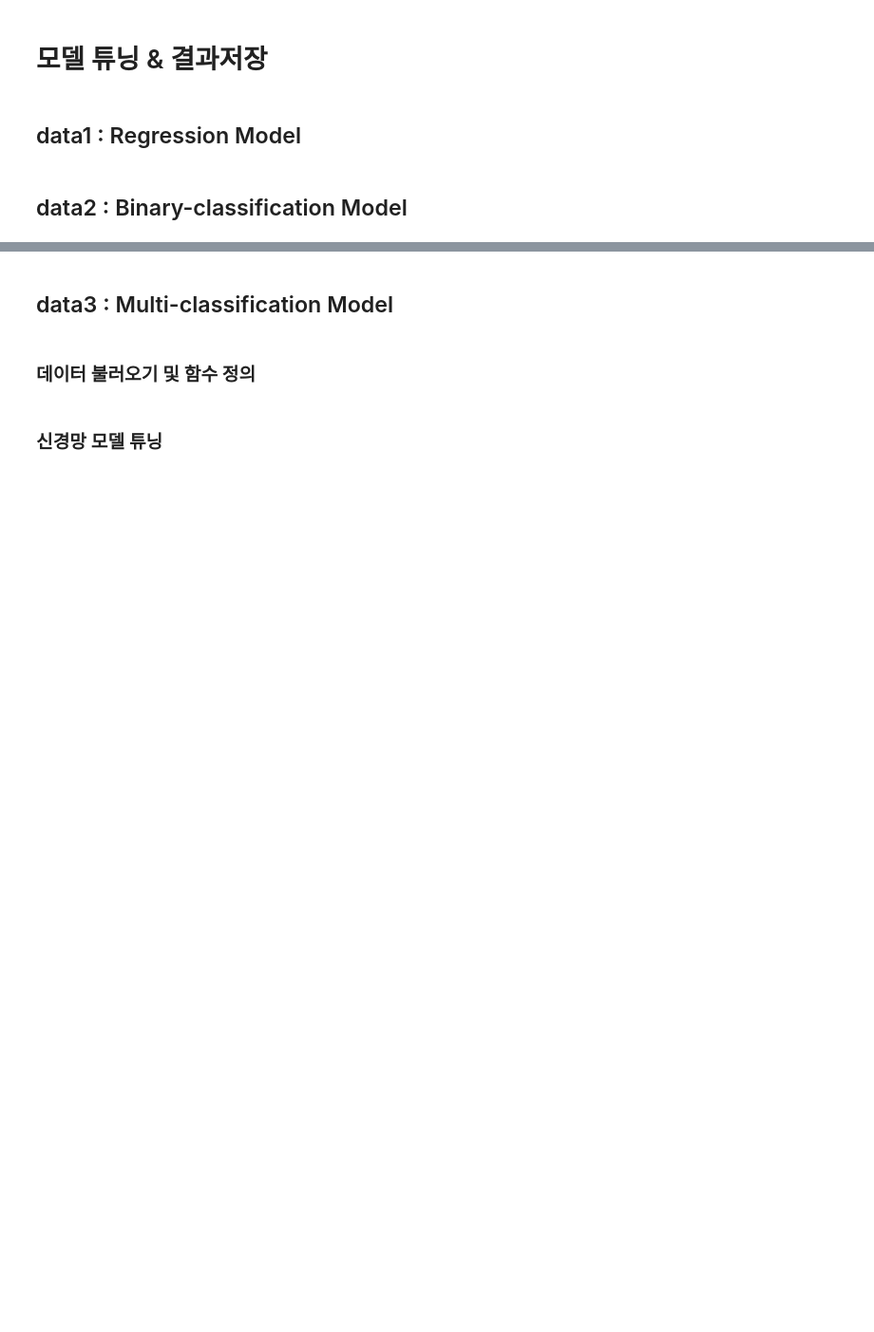
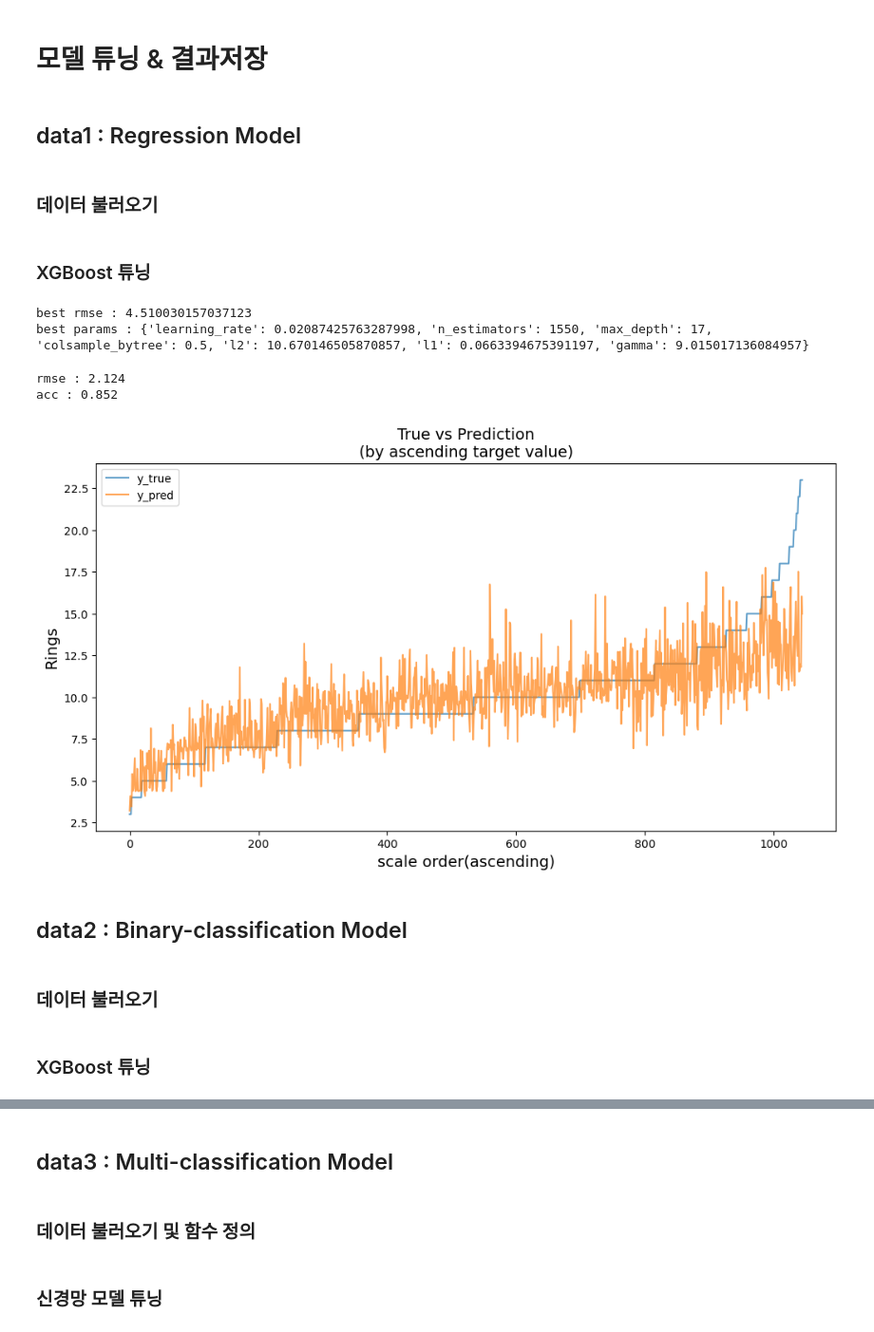
Before and after one commit to KHP95/AIB_TP1, a Jupyter notebook: modeling.ipynb, the cells around one changed output, grey strips where cells are left out. Shown at 95% size. Drawn from its saved outputs; the diff is of its cells as text; code cells hidden in the pictures; blank space fills up the shorter version.

Commit message:
6일차 커밋
EDA통합, data1, 2, 3 xgboost전부 튜닝

```diff
--- a/modeling.ipynb
+++ b/modeling.ipynb
@@ -34,3 +33,5 @@ import optuna
 import plotly
 # %% [markdown]
 ## data1 : Regression Model
+# %% [markdown]
+### 데이터 불러오기
@@ -36,0 +88,2 @@ import plotly
+# %% [markdown]
+### XGBoost 튜닝
@@ -37,2 +137,51 @@ import plotly
+# %%
+if os.path.exists('data/reg_xgb_study.pkl'):
+    reg_xgb_study = joblib.load('data/reg_xgb_study.pkl')
+
+print(f'best rmse : {reg_xgb_study.best_trial.value}\nbest params : {reg_xgb_study.best_trial.params}')
+optuna.visualization.plot_optimization_history(reg_xgb_study)
+# %% [output]
+best rmse : 4.510030157037123
+best params : {'learning_rate': 0.02087425763287998, 'n_estimators': 1550, 'max_depth': 17, 'colsample_bytree': 0.5, 'l2': 10.670146505870857, 'l1': 0.0663394675391197, 'gamma': 9.015017136084957}
+# %%
+reg_xgb_best = reg_xgb_model(reg_xgb_study.best_trial, X1_train, X1_test, y1_train, y1_test)
+
+def reg_performance(model, X_test, y_test=None, plot=False):
+    y_pred = pd.Series(model.predict(X_test), index=y_test.index)
+    rmse = mean_squared_error(y_test, y_pred, squared=False)
+    acc = np.mean(1-abs((y_pred - y_test) / y_test))
+    r2 = r2_score()
+
+    if plot==True:
+        # y_test의 target 크기별 예측값이 어떤지 확인
+        y_test = y_test.sort_values()
+        y_pred = y_pred[y_test.index]
+
+        print(f'rmse : {rmse:.3f}\nacc : {acc:.3f}')
+        plt.figure(figsize=(12,6))
+        plt.plot(y_test.reset_index(drop=True), alpha=0.7, label='y_true')
+        plt.plot(y_pred.reset_index(drop=True), alpha=0.7, label='y_pred')
+        plt.ylabel('Rings', fontsize=14)
+        plt.xlabel('scale order(ascending)', fontsize=14)
+        plt.title('True vs Prediction\n(by ascending target value)', fontsize=14)
+        plt.legend()
+        plt.show()
+    else:
+        return rmse, acc
+
+reg_performance(reg_xgb_best, X1_test, y1_test, plot=True)
+# rmse 2.124,  acc 0.852
+# Rings가 클수록 예측을 잘 못한다.
+# Rings ~ 12 까지는 전체적으로 over estimation경향
+# 그 이후론 under estimation
+
+# best 모델에서 bias 살짝 감안하고 variance 줄이면 성능오를가능성
+# 손실함수 rmsle사용으로 over estimation 경향늘리고 variance를 낮추는대신 bias를 증가시키면 될듯하다.
+# %% [output]
+rmse : 2.124
+acc : 0.852
+[figure, added]
 # %% [markdown]
 ## data2 : Binary-classification Model
+# %% [markdown]
+### 데이터 불러오기
@@ -38,0 +234,2 @@ import plotly
+# %% [markdown]
+### XGBoost 튜닝
```
Also changed, not shown: parts of 11 cells of this notebook, 6 other files.
